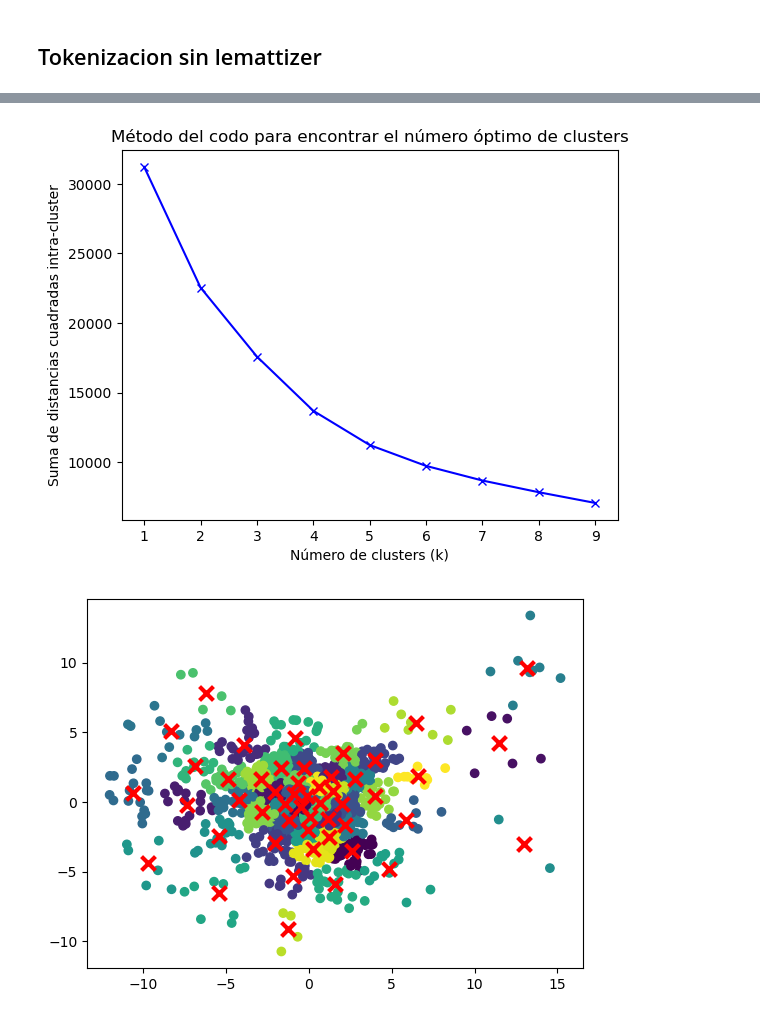
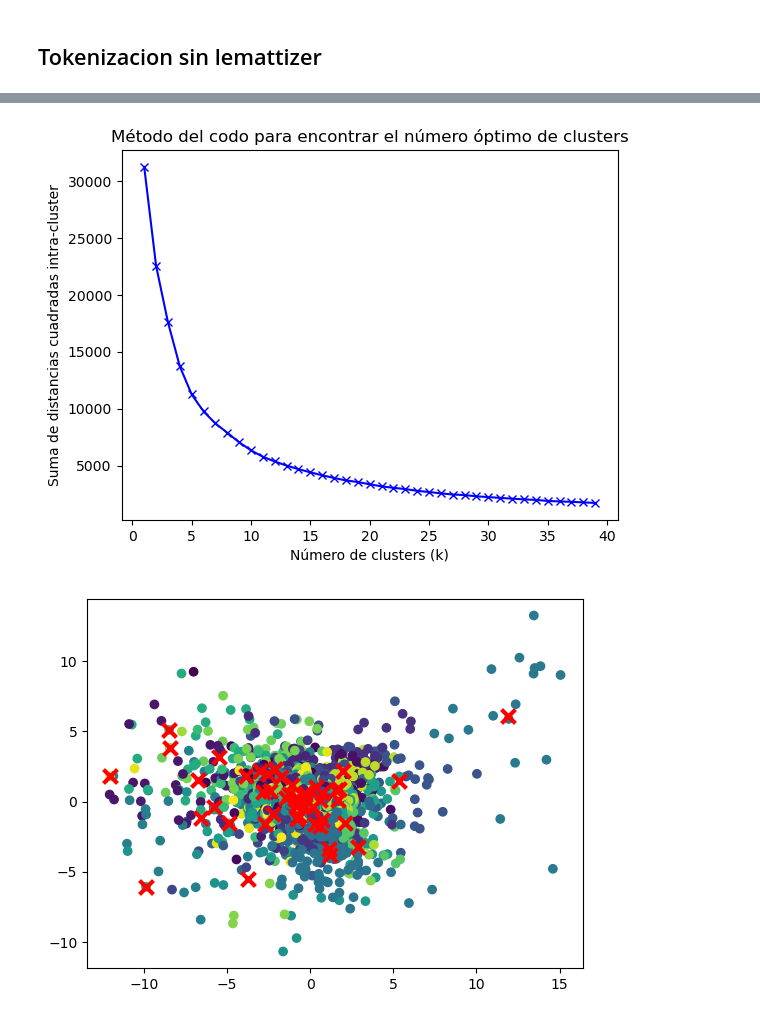
Before and after one commit to williamasesoftware/Research_bias, a Jupyter notebook: team_work.ipynb, the cells around one changed output, grey strips where cells are left out. Drawn from its saved outputs; the diff is of its cells as text; code cells hidden in the pictures.

```diff
--- a/team_work.ipynb
+++ b/team_work.ipynb
@@ -135,7 +164,7 @@ warnings.filterwarnings('ignore')
 sum_of_squared_distances = []
 
 # realizar k-means clustering para diferentes valores de k
-K = range(1, 10)
+K = range(1, 40)
 for k in K:
     k_means = KMeans(n_clusters=k)
     k_means.fit(principal_components)
@@ -148,35 +177,35 @@ plt.ylabel('Suma de distancias cuadradas intra-cluster')
 plt.title('Método del codo para encontrar el número óptimo de clusters')
 plt.show()
 # %% [output]
-[figure, old version]
+[figure, new version]
 # %%
 from gensim.models import Word2Vec
 from sklearn.decomposition import PCA
 from sklearn.cluster import KMeans
 import matplotlib.pyplot as plt
 import warnings
 warnings.filterwarnings('ignore')
 
 # cargar modelo entrenado
 model = Word2Vec.load("mi_modelo_word2vec.model")
 
 # obtener vectores de palabras entrenados por Word2Vec
 word_vectors = model.wv.vectors
 
 # aplicar PCA
-pca = PCA(n_components=2)
+pca = PCA(n_components=100)
 principal_components = pca.fit_transform(word_vectors)
 
 # aplicar k-means
 kmeans = KMeans(n_clusters=50, random_state=0)
 kmeans.fit(principal_components)
 
 # graficar los resultados de k-means
 plt.scatter(principal_components[:, 0], principal_components[:, 1], c=kmeans.labels_)
 plt.scatter(kmeans.cluster_centers_[:, 0], kmeans.cluster_centers_[:, 1], marker='x', s=100, linewidths=3, color='r')
 plt.show()
 # %% [output]
-[figure, old version]
+[figure, new version]
 # %%
 # obtener las etiquetas de los clusters para cada punto en el espacio 2D producido por PCA
 labels = kmeans.predict(principal_components)
```
Also changed, not shown: parts of 7 cells of this notebook.
